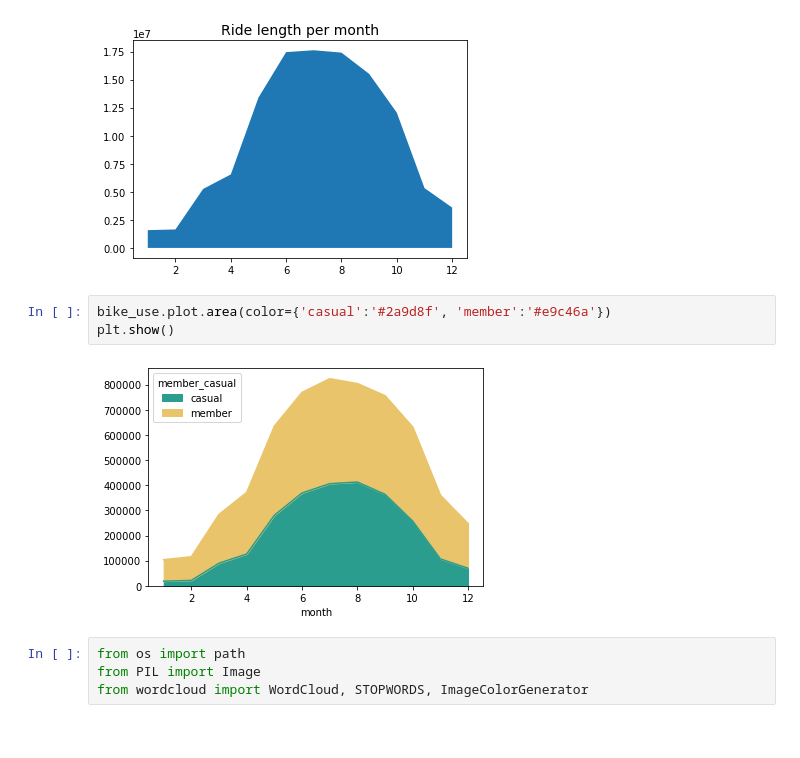
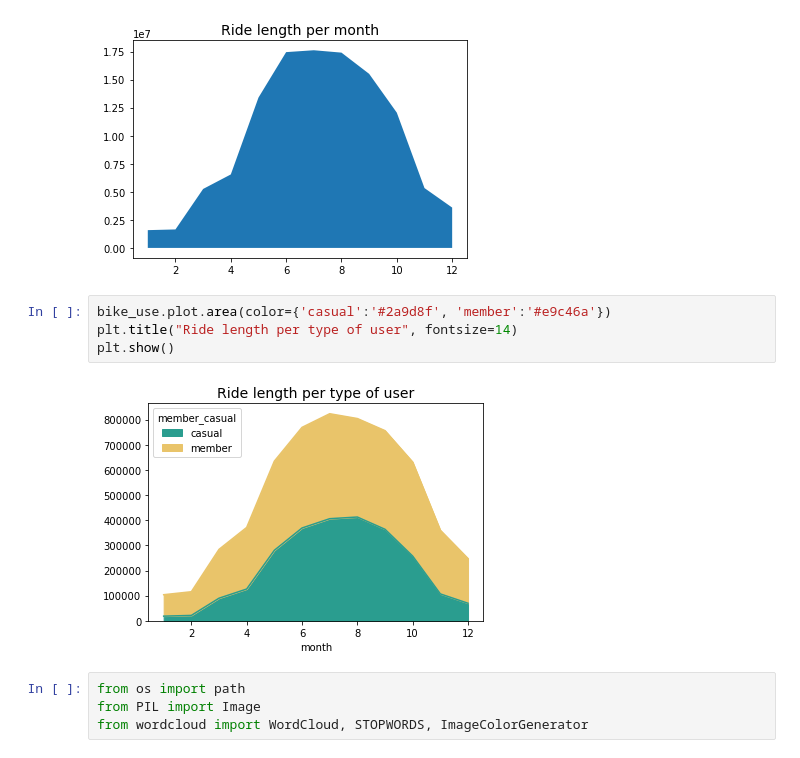
Before and after one commit to Jhosep14/Data_Analysis_Chicago, a Jupyter notebook: CSE310_sprint_1.ipynb, the cells around one changed output. Saved outputs shown, nothing was run; the diff lists cells and outputs as text.

```diff
--- a/CSE310_sprint_1.ipynb
+++ b/CSE310_sprint_1.ipynb
@@ -206,9 +200,10 @@ plt.show
 [figure]
 # %%
 bike_use.plot.area(color={'casual':'#2a9d8f', 'member':'#e9c46a'})
+plt.title("Ride length per type of user", fontsize=14)
 plt.show()
 # %% [output]
-[figure, old version]
+[figure, new version]
 # %%
 from os import path
 from PIL import Image
```
Also changed, not shown: parts of 8 cells of this notebook.
